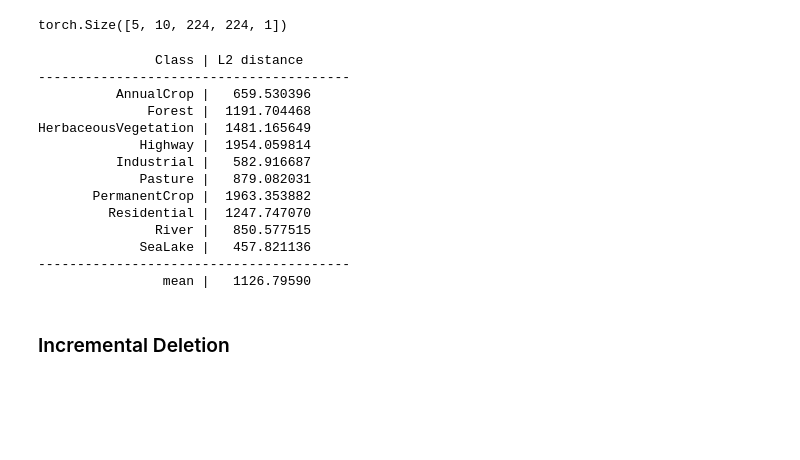
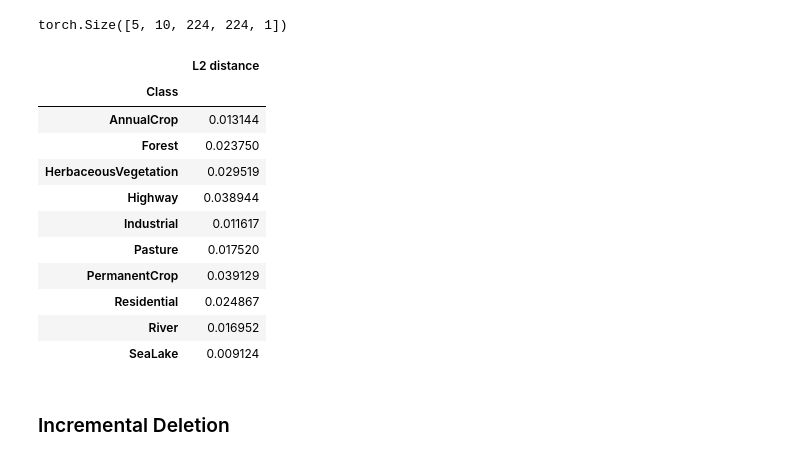
Before and after one commit to tameTNT/evaluating-xai-remote-sensing, a Jupyter notebook: explain_predictions/gradcam.ipynb, the cells around one changed output. Saved outputs shown, nothing was run; the diff lists cells and outputs as text; code cells hidden in the pictures; blank space fills up the shorter version.

Commit message:
Use normalised l2 distance in notebooks

```diff
--- a/explain_predictions/gradcam.ipynb
+++ b/explain_predictions/gradcam.ipynb
@@ -182,27 +182,21 @@ random_cam_outputs.size()
 # %% [output]
 torch.Size([5, 10, 224, 224, 1])
 # %%
-correctness_check_results = helpers.evaluate_xai.pixel_l2_distance_per_label(cam_outputs.numpy(),
-                                                                             random_cam_outputs.numpy(), normalise=True)
-print(f"{'Class'.rjust(20)} | L2 distance\n{'-' * 40}")
-for c, v in zip(eurosat_val_ds.classes, correctness_check_results):
-    print(f"{c.rjust(20)} | {v:12.6f}")
-print(f"{'-' * 40}\n{'mean'.rjust(20)} | {correctness_check_results.mean():12.5f}")
+helpers.evaluate_xai.make_l2_distance_per_label_df(eurosat_val_ds.classes, cam_outputs.numpy(),
+                                                   random_cam_outputs.numpy(), normalise=True)
 # %% [output]
-               Class | L2 distance
-----------------------------------------
-          AnnualCrop |   659.530396
-              Forest |  1191.704468
-HerbaceousVegetation |  1481.165649
-             Highway |  1954.059814
-          Industrial |   582.916687
-             Pasture |   879.082031
-       PermanentCrop |  1963.353882
-         Residential |  1247.747070
-               River |   850.577515
-             SeaLake |   457.821136
-----------------------------------------
-                mean |   1126.79590
+|  | L2 distance |
+| Class |  |
+| AnnualCrop | 0.013144 |
+| Forest | 0.023750 |
+| HerbaceousVegetation | 0.029519 |
+| Highway | 0.038944 |
+| Industrial | 0.011617 |
+| Pasture | 0.017520 |
+| PermanentCrop | 0.039129 |
+| Residential | 0.024867 |
+| River | 0.016952 |
+| SeaLake | 0.009124 |
 # %% [markdown]
 ### Incremental Deletion
 # %% [markdown]
```
